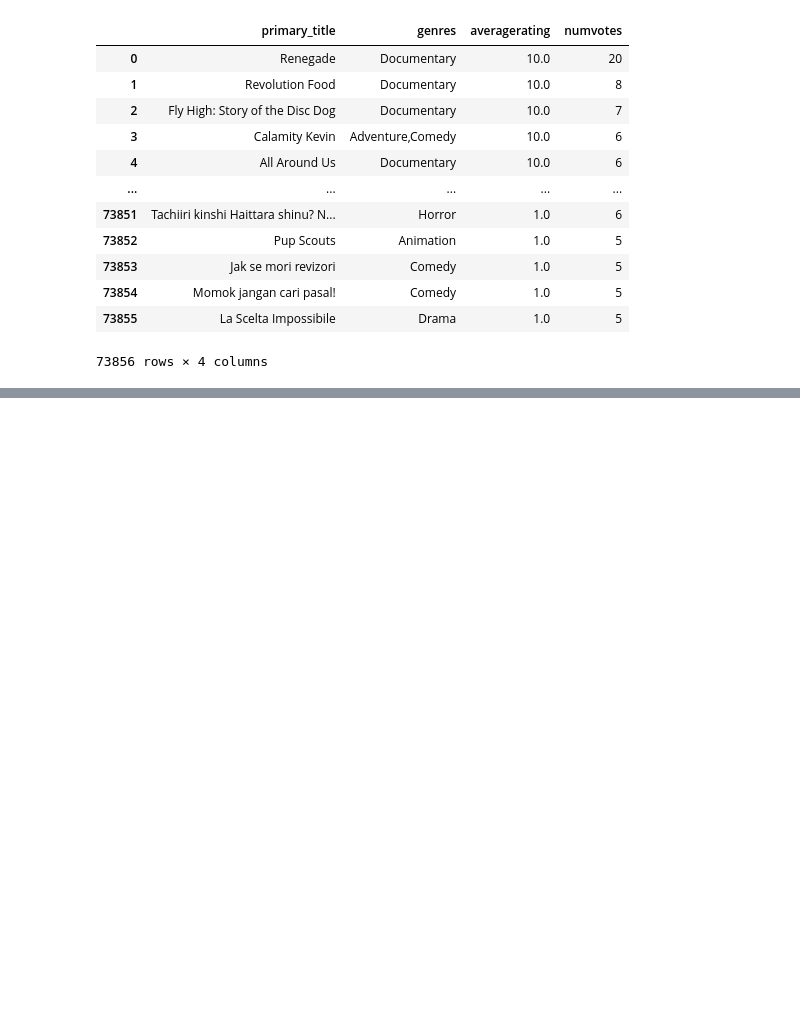
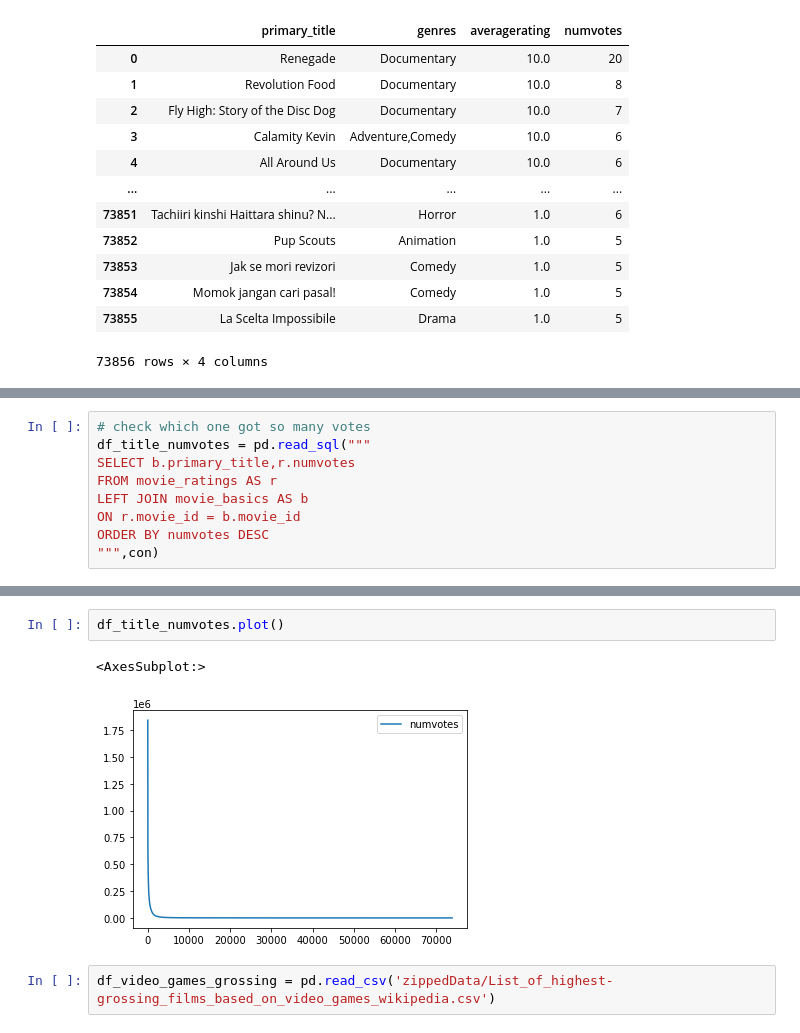
Before and after one commit to learn-co-curriculum/dsc-phase-1-project-v2-4, a Jupyter notebook: Understanding movie data.ipynb, the cells around one changed output, grey strips where cells are left out. Saved outputs shown, nothing was run; the diff lists cells and outputs as text; blank space fills up the shorter version.

Commit message:
some works on data exploration

```diff
--- a/Understanding movie data.ipynb
+++ b/Understanding movie data.ipynb
@@ -49,0 +129,9 @@ jdjdjdjdjd
+# %%
+# check which one got so many votes
+df_title_numvotes = pd.read_sql("""
+SELECT b.primary_title,r.numvotes
+FROM movie_ratings AS r
+LEFT JOIN movie_basics AS b
+ON r.movie_id = b.movie_id
+ORDER BY numvotes DESC
+""",con)
@@ -49,0 +151,7 @@ jdjdjdjdjd
+# %%
+df_title_numvotes.plot()
+# %% [output]
+<AxesSubplot:>
+[figure, added]
+# %%
+df_video_games_grossing = pd.read_csv('zippedData/List_of_highest-grossing_films_based_on_video_games_wikipedia.csv')
```
Also changed, not shown: parts of 20 cells of this notebook.
